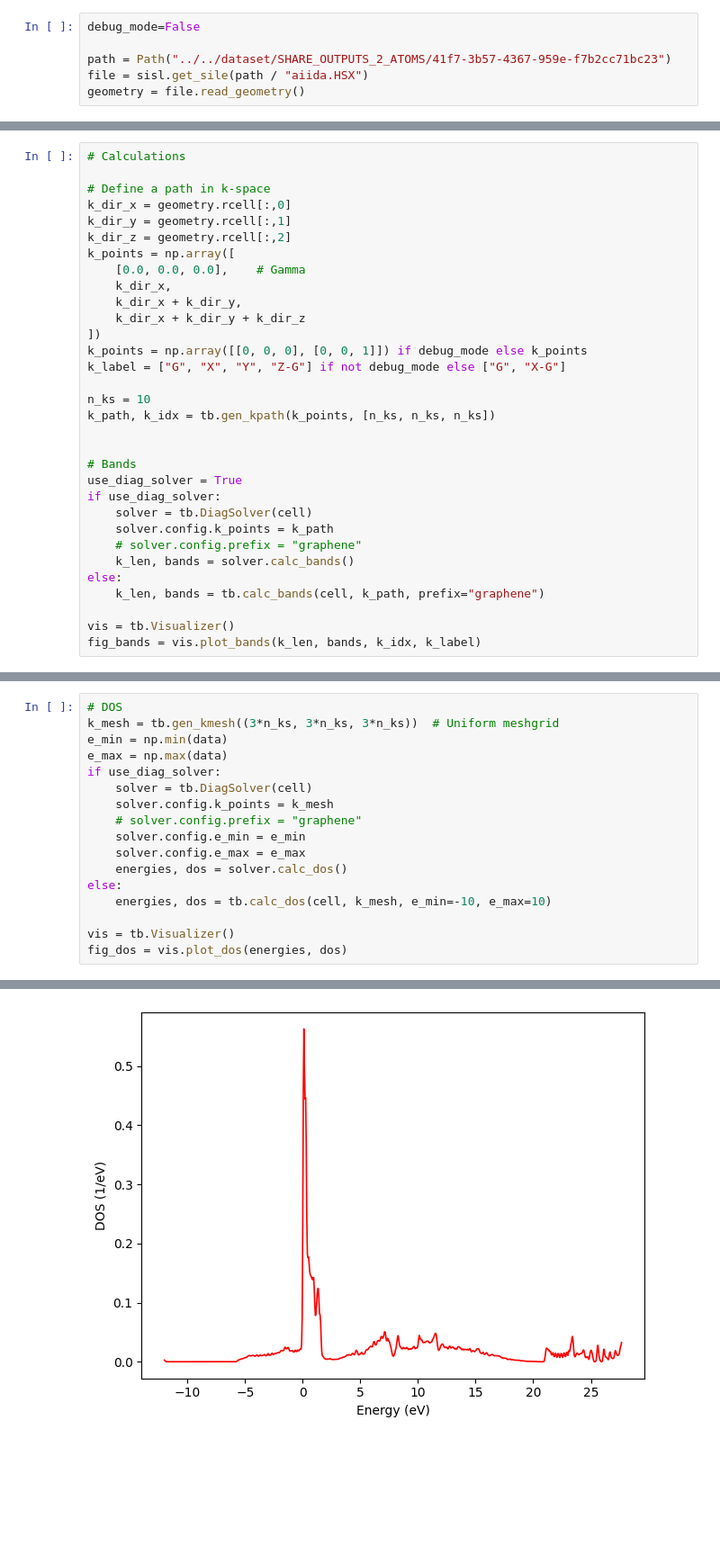
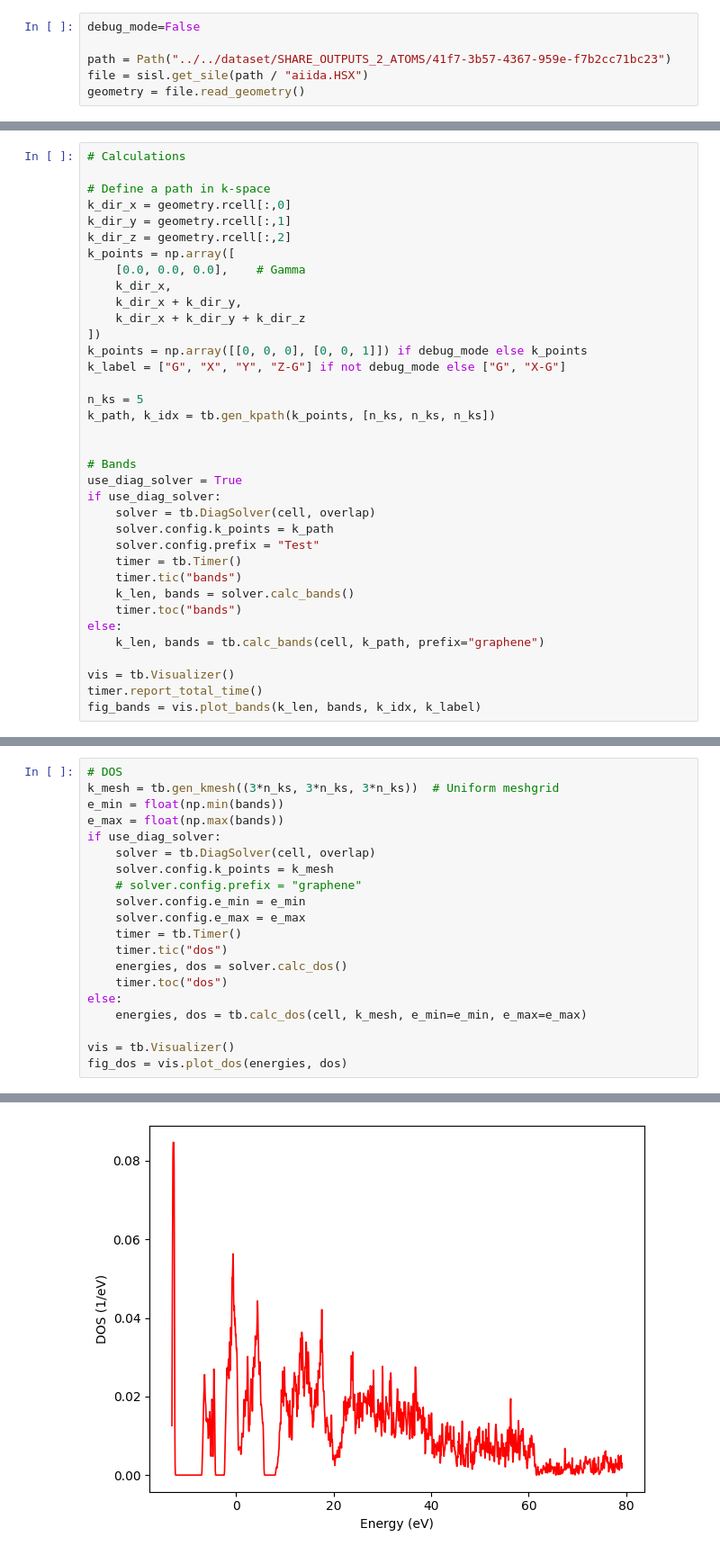
Before and after one commit to alapena/graph2mat4abn, a Jupyter notebook: tutorials/tbplas/tbplas_dos_withourdata.ipynb, the cells around one changed output, grey strips where cells are left out. Shown at 90% size. Cells and saved outputs as stored; diff of their text form; blank space fills up the shorter version.

```diff
--- a/tutorials/tbplas/tbplas_dos_withourdata.ipynb
+++ b/tutorials/tbplas/tbplas_dos_withourdata.ipynb
@@ -108,21 +161,25 @@ k_points = np.array([
 k_points = np.array([[0, 0, 0], [0, 0, 1]]) if debug_mode else k_points
 k_label = ["G", "X", "Y", "Z-G"] if not debug_mode else ["G", "X-G"]
 
-n_ks = 10
+n_ks = 5
 k_path, k_idx = tb.gen_kpath(k_points, [n_ks, n_ks, n_ks])
 
 
 # Bands
 use_diag_solver = True
 if use_diag_solver:
-    solver = tb.DiagSolver(cell)
+    solver = tb.DiagSolver(cell, overlap)
     solver.config.k_points = k_path
-    # solver.config.prefix = "graphene"
+    solver.config.prefix = "Test"
+    timer = tb.Timer()
+    timer.tic("bands")
     k_len, bands = solver.calc_bands()
+    timer.toc("bands")
 else:
     k_len, bands = tb.calc_bands(cell, k_path, prefix="graphene")
 
 vis = tb.Visualizer()
+timer.report_total_time()
 fig_bands = vis.plot_bands(k_len, bands, k_idx, k_label)
 # %% [output]
 Parallelization details:
@@ -139,29 +197,32 @@ Using Eigen backend for diagonalization.
 # %%
 # DOS
 k_mesh = tb.gen_kmesh((3*n_ks, 3*n_ks, 3*n_ks))  # Uniform meshgrid
-e_min = np.min(data)
-e_max = np.max(data)
+e_min = float(np.min(bands))
+e_max = float(np.max(bands))
 if use_diag_solver:
-    solver = tb.DiagSolver(cell)
+    solver = tb.DiagSolver(cell, overlap)
     solver.config.k_points = k_mesh
     # solver.config.prefix = "graphene"
     solver.config.e_min = e_min
     solver.config.e_max = e_max
+    timer = tb.Timer()
+    timer.tic("dos")
     energies, dos = solver.calc_dos()
+    timer.toc("dos")
 else:
-    energies, dos = tb.calc_dos(cell, k_mesh, e_min=-10, e_max=10)
+    energies, dos = tb.calc_dos(cell, k_mesh, e_min=e_min, e_max=e_max)
 
 vis = tb.Visualizer()
 fig_dos = vis.plot_dos(energies, dos)
 # %% [output]
 Parallelization details:
   MPI disabled
   OMP_NUM_THREADS  : n/a
   MKL_NUM_THREADS  : n/a
 
 Output details:
   Directory  : ./
   Prefix     : sample
 
 Using Eigen backend for diagonalization.
-[figure, old version]
+[figure, new version]
```
Also changed, not shown: parts of 4 cells of this notebook, 13 other files.
